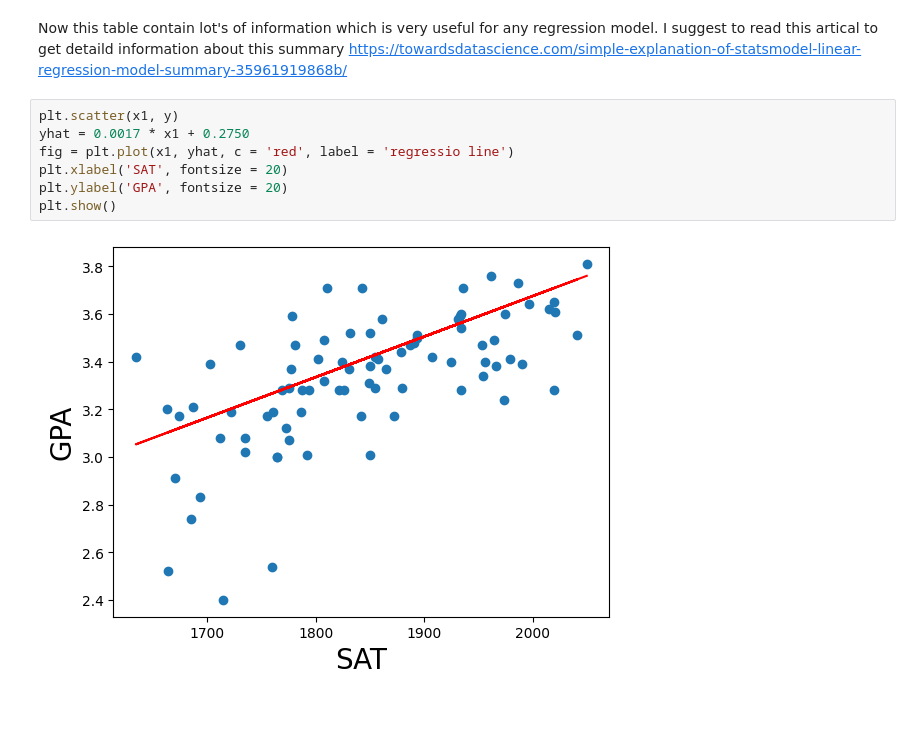
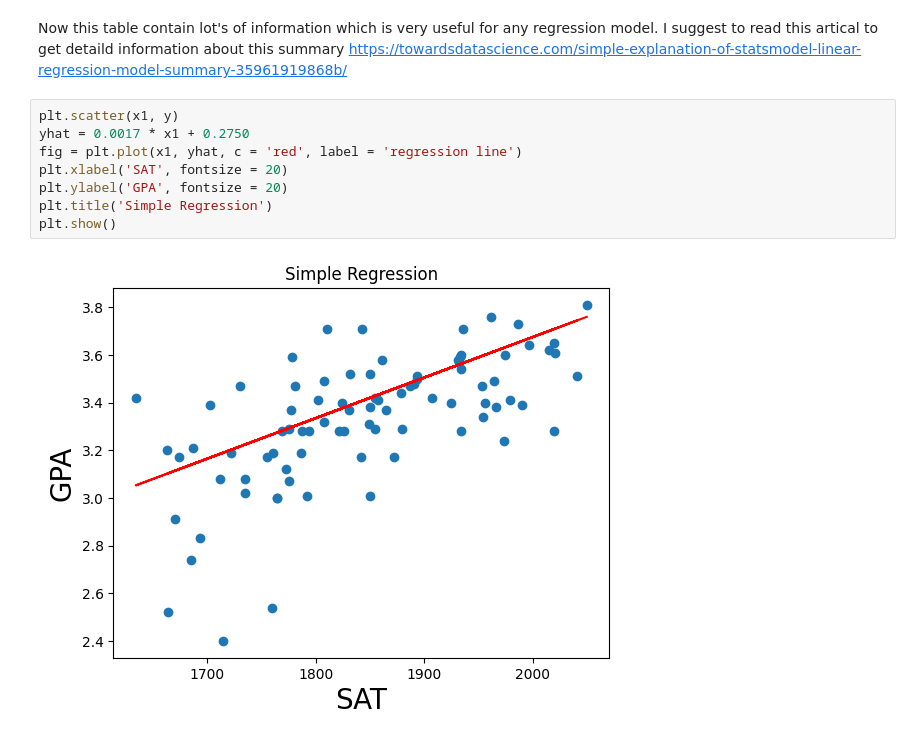
Before and after one commit to BandhanHardiya/regression_analysis, a Jupyter notebook: simple_linear_regression.ipynb, the cells around one changed output. Cells and saved outputs as stored; diff of their text form; blank space fills up the shorter version.

Commit message:
complete regression

```diff
--- a/simple_linear_regression.ipynb
+++ b/simple_linear_regression.ipynb
@@ -84,9 +84,10 @@ Now this table contain lot's of information which is very useful for any regress
 # %%
 plt.scatter(x1, y)
 yhat = 0.0017 * x1 + 0.2750
-fig = plt.plot(x1, yhat, c = 'red', label = 'regressio line')
+fig = plt.plot(x1, yhat, c = 'red', label = 'regression line')
 plt.xlabel('SAT', fontsize = 20)
 plt.ylabel('GPA', fontsize = 20)
+plt.title('Simple Regression')
 plt.show()
 # %% [output]
-[figure, old version]
+[figure, new version]
```
Also changed, not shown: parts of 1 cell of this notebook.
